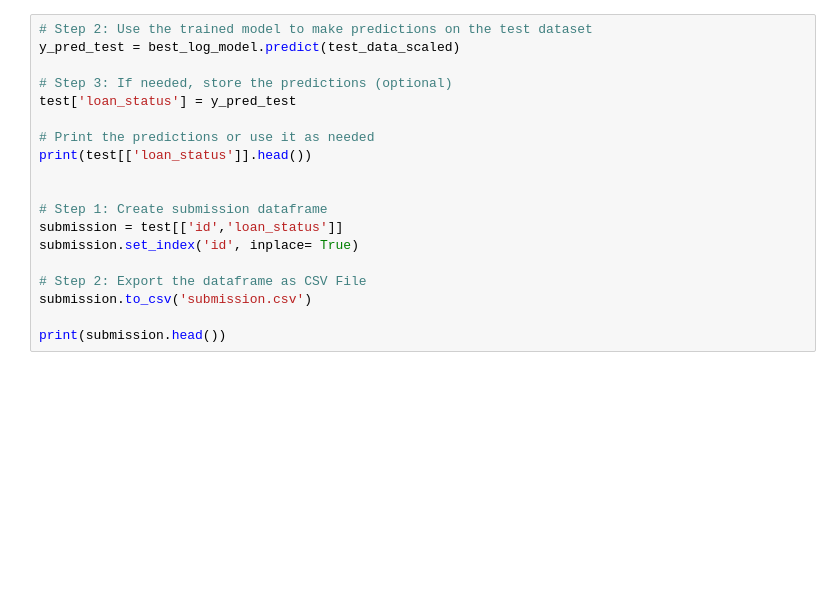
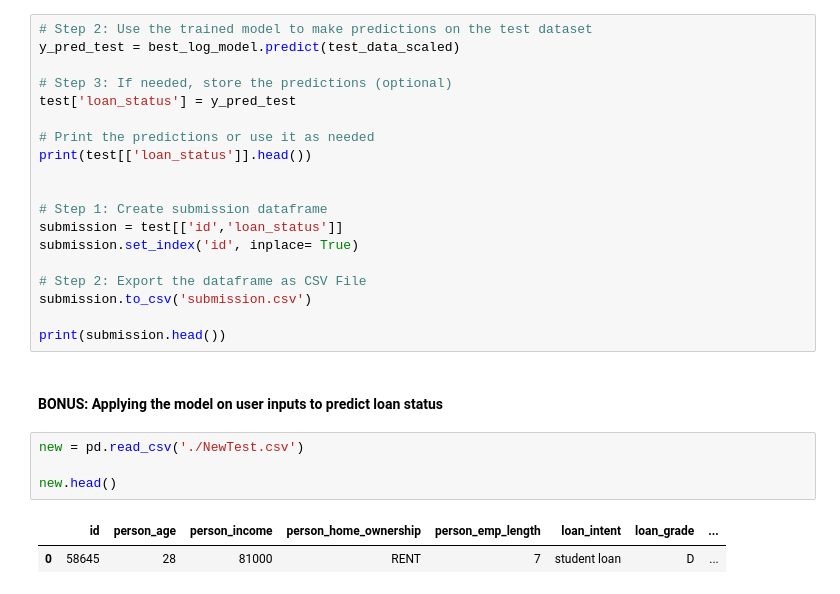
Before and after one commit to VithushanE/LoanApprovalPrediction, a Jupyter notebook: Loan Approval Prediction.ipynb, the cells around one changed output. Cells and saved outputs as stored; diff of their text form; blank space fills up the shorter version.

```diff
--- a/Loan Approval Prediction.ipynb
+++ b/Loan Approval Prediction.ipynb
@@ -615,3 +615,12 @@ submission.set_index('id', inplace= True)
 submission.to_csv('submission.csv')
 
 print(submission.head())
+# %% [markdown]
+#### BONUS: Applying the model on user inputs to predict loan status
+# %%
+new = pd.read_csv('./NewTest.csv')
+
+new.head()
+# %% [output]
+|  | id | person_age | person_income | person_home_ownership | person_emp_length | loan_intent | loan_grade | ... |
+| 0 | 58645 | 28 | 81000 | RENT | 7 | student loan | D | ... |
```
Also changed, not shown: parts of 3 cells of this notebook, 1 other file.
